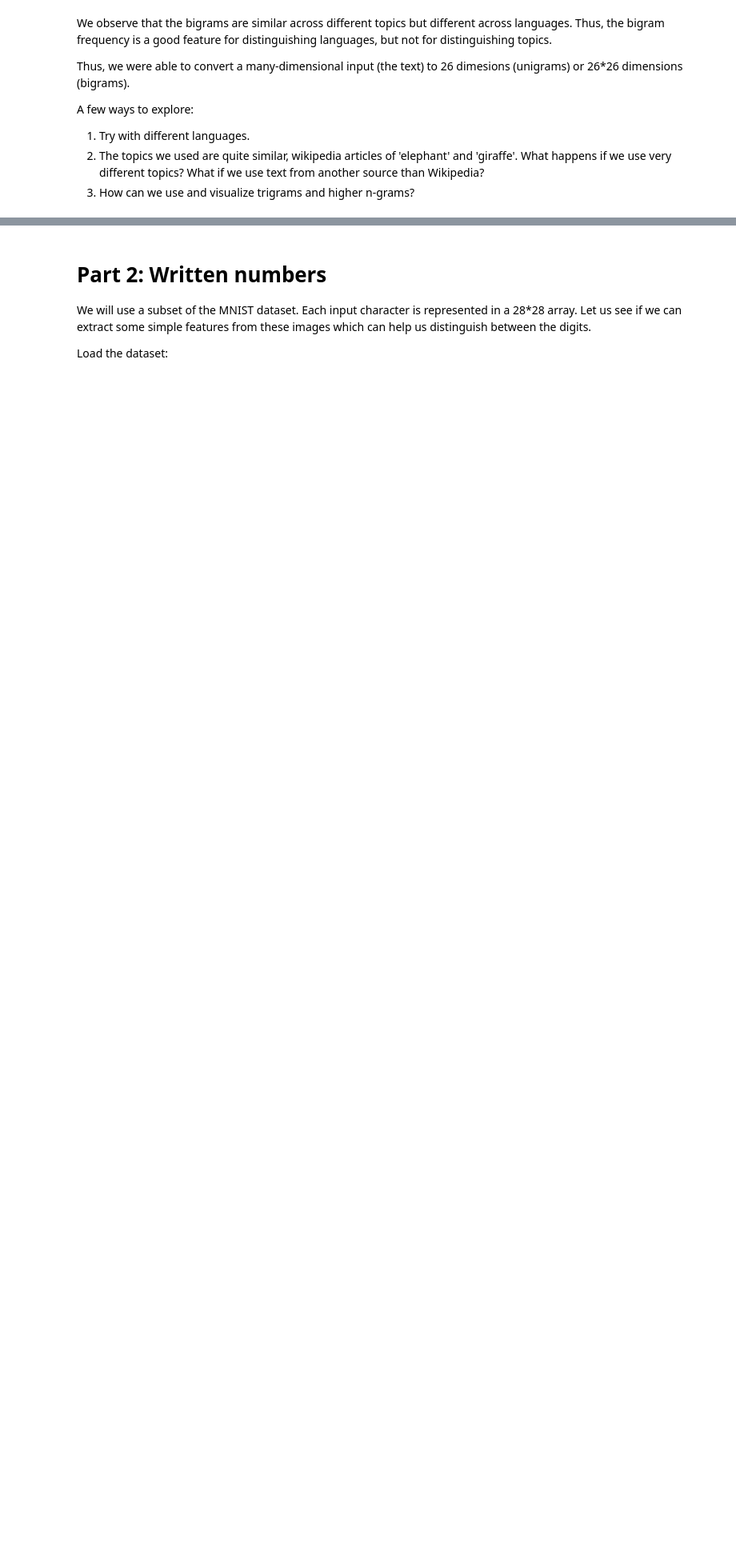
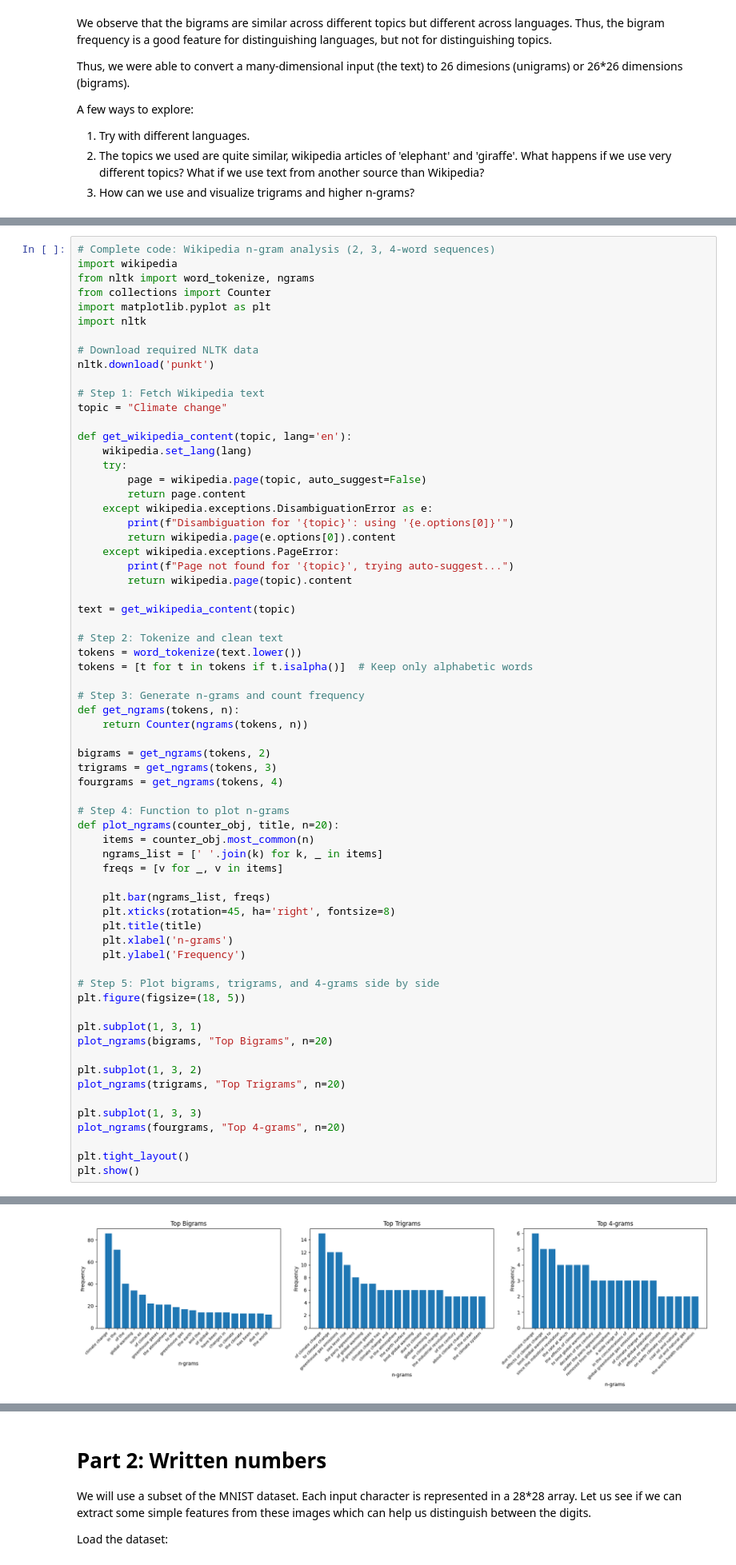
Before and after one commit to manuadu/FMML_Projects_and_Labs, a Jupyter notebook: STP_Module_01_Lab_01_Features.ipynb, the cells around one changed output, grey strips where cells are left out. Shown at 80% size. Saved outputs shown, nothing was run; the diff lists cells and outputs as text; blank space fills up the shorter version.

```diff
--- a/STP_Module_01_Lab_01_Features.ipynb
+++ b/STP_Module_01_Lab_01_Features.ipynb
@@ -473,0 +696,67 @@ A few ways to explore:
+# %%
+# Complete code: Wikipedia n-gram analysis (2, 3, 4-word sequences)
+import wikipedia
+from nltk import word_tokenize, ngrams
+from collections import Counter
+import matplotlib.pyplot as plt
+import nltk
+
+# Download required NLTK data
+nltk.download('punkt')
+
+# Step 1: Fetch Wikipedia text
+topic = "Climate change"
+
+def get_wikipedia_content(topic, lang='en'):
+    wikipedia.set_lang(lang)
+    try:
+        page = wikipedia.page(topic, auto_suggest=False)
+        return page.content
+    except wikipedia.exceptions.DisambiguationError as e:
+        print(f"Disambiguation for '{topic}': using '{e.options[0]}'")
+        return wikipedia.page(e.options[0]).content
+    except wikipedia.exceptions.PageError:
+        print(f"Page not found for '{topic}', trying auto-suggest...")
+        return wikipedia.page(topic).content
+
+text = get_wikipedia_content(topic)
+
+# Step 2: Tokenize and clean text
+tokens = word_tokenize(text.lower())
+tokens = [t for t in tokens if t.isalpha()]  # Keep only alphabetic words
+
+# Step 3: Generate n-grams and count frequency
+def get_ngrams(tokens, n):
+    return Counter(ngrams(tokens, n))
+
+bigrams = get_ngrams(tokens, 2)
+trigrams = get_ngrams(tokens, 3)
+fourgrams = get_ngrams(tokens, 4)
+
+# Step 4: Function to plot n-grams
+def plot_ngrams(counter_obj, title, n=20):
+    items = counter_obj.most_common(n)
+    ngrams_list = [' '.join(k) for k, _ in items]
+    freqs = [v for _, v in items]
+
+    plt.bar(ngrams_list, freqs)
+    plt.xticks(rotation=45, ha='right', fontsize=8)
+    plt.title(title)
+    plt.xlabel('n-grams')
+    plt.ylabel('Frequency')
+
+# Step 5: Plot bigrams, trigrams, and 4-grams side by side
+plt.figure(figsize=(18, 5))
+
+plt.subplot(1, 3, 1)
+plot_ngrams(bigrams, "Top Bigrams", n=20)
+
+plt.subplot(1, 3, 2)
+plot_ngrams(trigrams, "Top Trigrams", n=20)
+
+plt.subplot(1, 3, 3)
+plot_ngrams(fourgrams, "Top 4-grams", n=20)
+
+plt.tight_layout()
+plt.show()
+# %% [output]
@@ -473,0 +765 @@ A few ways to explore:
+[figure, added]
```
Also changed, not shown: parts of 13 cells of this notebook.
